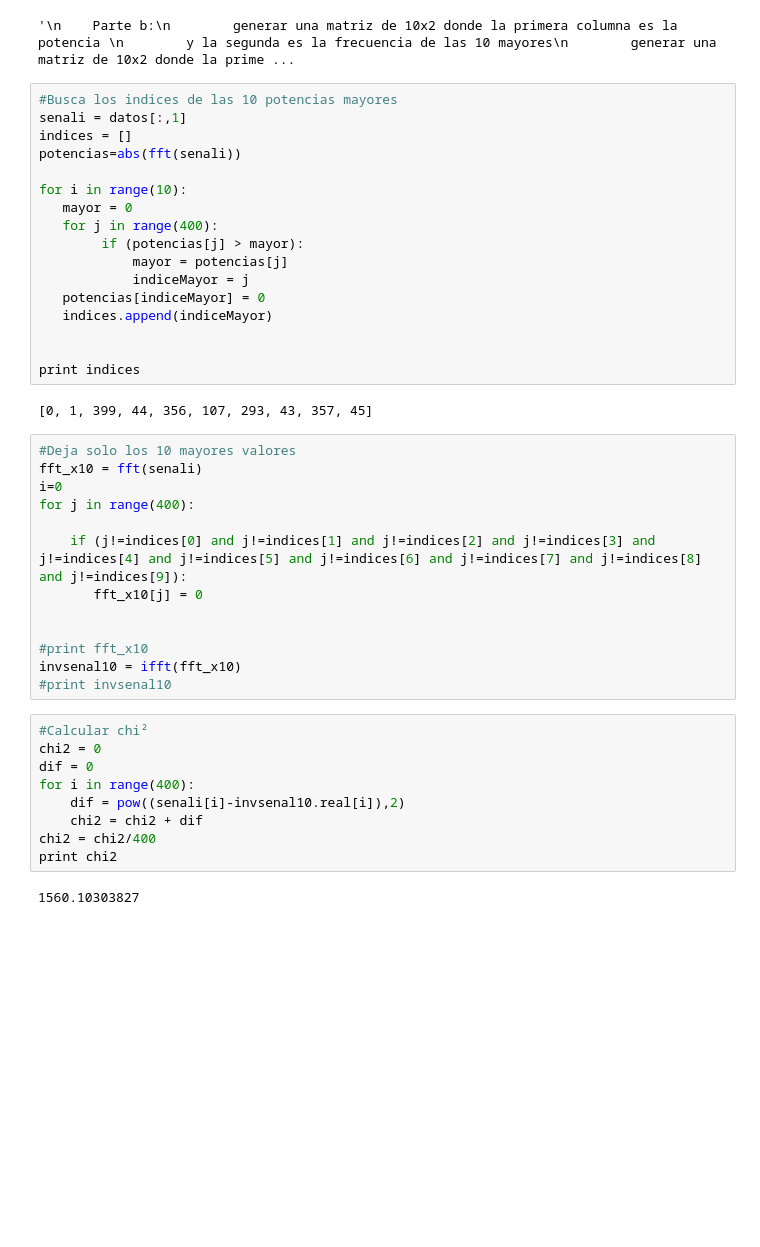
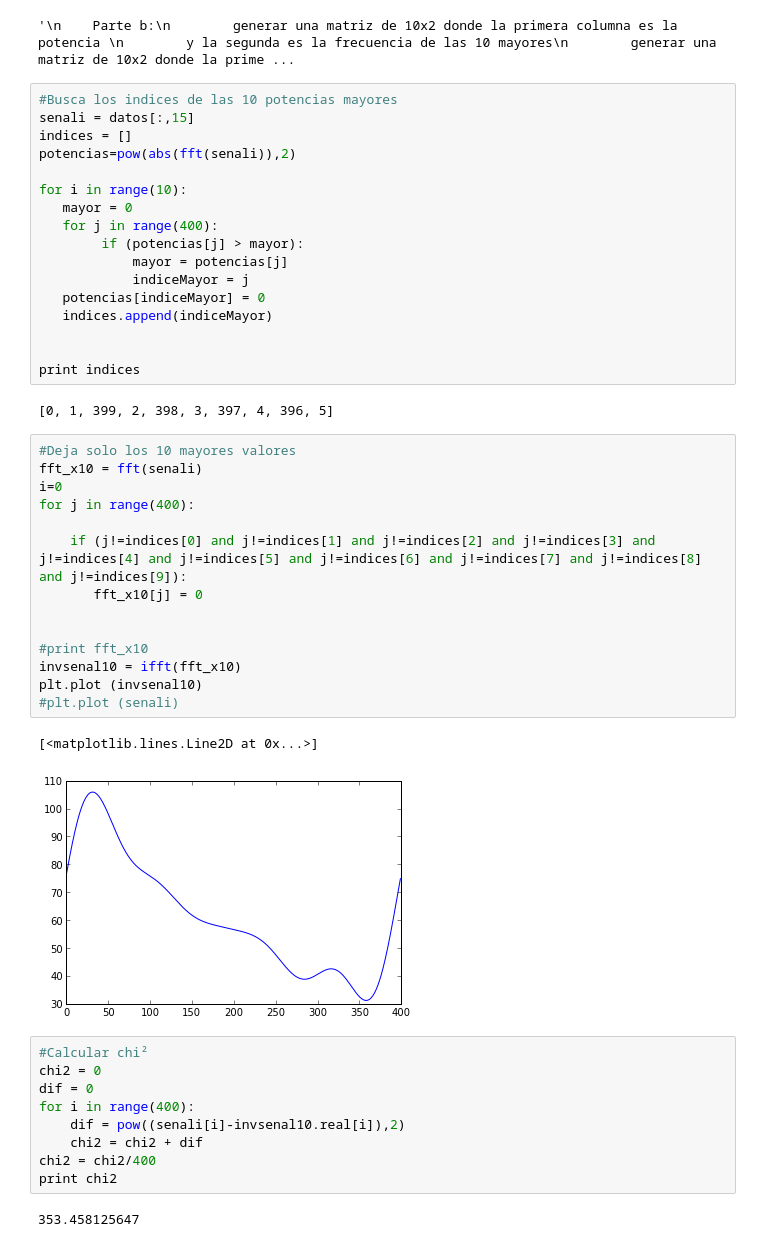
Before and after one commit to MateoJimenez19/Tarea_5-, a Jupyter notebook: Tarea5_1.ipynb, the cells around one changed output. Cells and saved outputs as stored; diff of their text form; blank space fills up the shorter version.

```diff
--- a/Tarea5_1.ipynb
+++ b/Tarea5_1.ipynb
@@ -45,9 +45,9 @@ for i in range(24):
 '\n    Parte b:\n        generar una matriz de 10x2 donde la primera columna es la potencia \n        y la segunda es la frecuencia de las 10 mayores\n        generar una matriz de 10x2 donde la prime ...
 # %%
 #Busca los indices de las 10 potencias mayores
-senali = datos[:,1]
+senali = datos[:,15]
 indices = []
-potencias=abs(fft(senali))
+potencias=pow(abs(fft(senali)),2)
 
 for i in range(10):
    mayor = 0
@@ -61,20 +61,24 @@ for i in range(10):
 
 print indices
 # %% [output]
-[0, 1, 399, 44, 356, 107, 293, 43, 357, 45]
+[0, 1, 399, 2, 398, 3, 397, 4, 396, 5]
 # %%
 #Deja solo los 10 mayores valores
 fft_x10 = fft(senali)
 i=0
 for j in range(400):
 
     if (j!=indices[0] and j!=indices[1] and j!=indices[2] and j!=indices[3] and j!=indices[4] and j!=indices[5] and j!=indices[6] and j!=indices[7] and j!=indices[8] and j!=indices[9]):
        fft_x10[j] = 0
 
 
 #print fft_x10
 invsenal10 = ifft(fft_x10)
-#print invsenal10
+plt.plot (invsenal10)
+#plt.plot (senali)
+# %% [output]
+[<matplotlib.lines.Line2D at 0x...>]
+[figure, added]
 # %%
 #Calcular chi²
 chi2 = 0
@@ -85,4 +89,4 @@ for i in range(400):
 chi2 = chi2/400
 print chi2
 # %% [output]
-1560.10303827
+353.458125647
```
Also changed, not shown: 1 other file.
